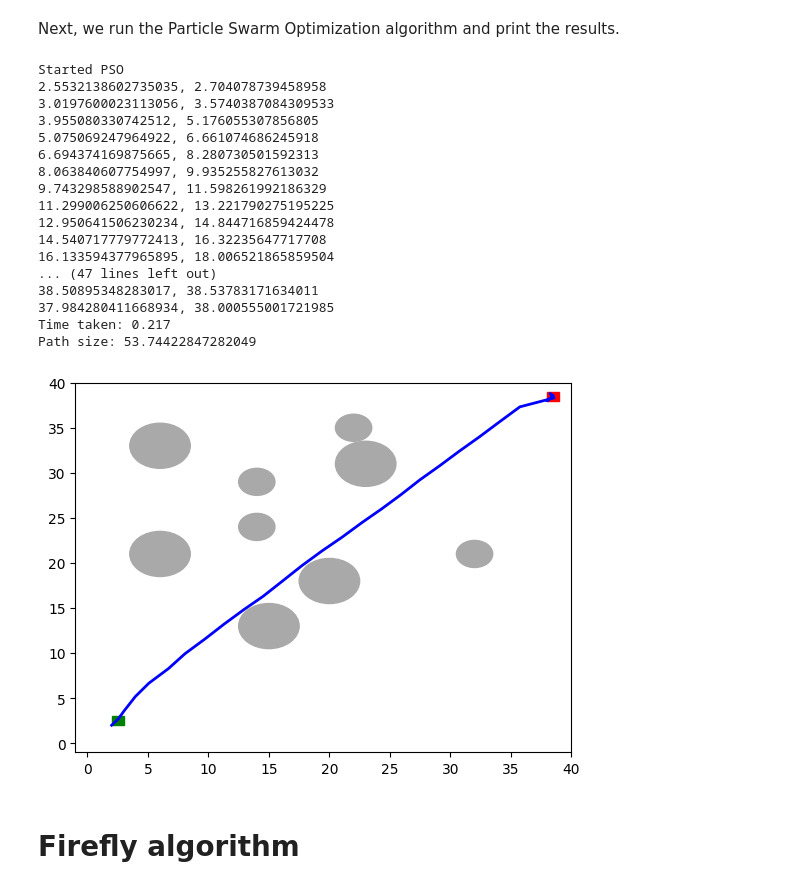
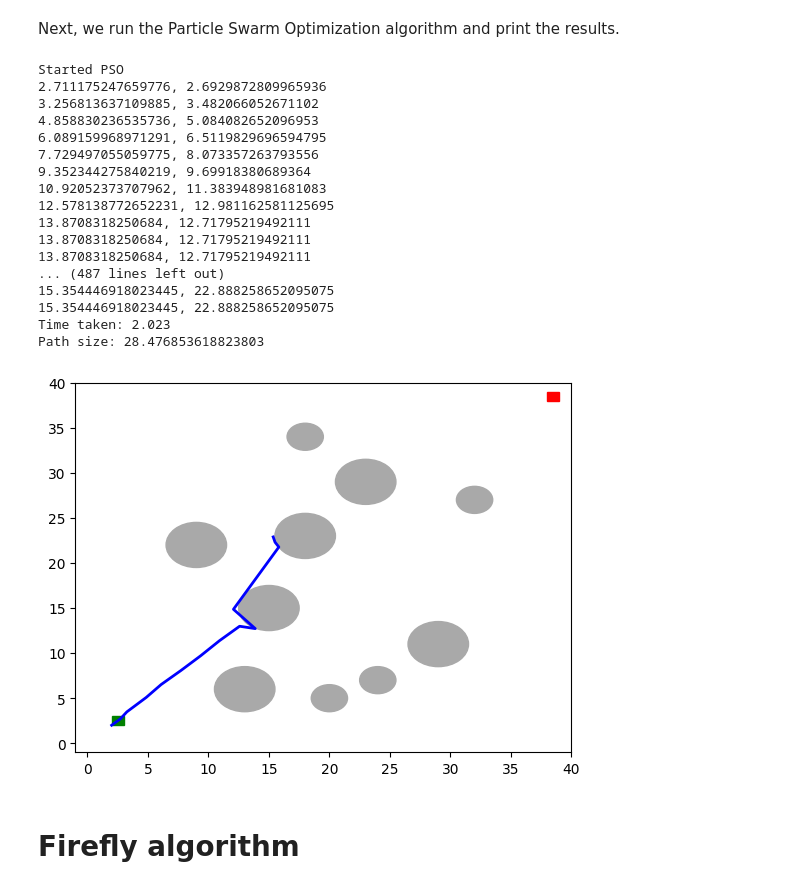
Before and after one commit to umenzi/bio-inspired_algorithms, a Jupyter notebook: src/Main.ipynb, the cells around one changed output. Drawn from its saved outputs; the diff is of its cells as text; code cells hidden in the pictures.

```diff
--- a/src/Main.ipynb
+++ b/src/Main.ipynb
@@ -29,7 +29,7 @@ width = 40
 height = 40
 start_pos = Coordinate(2, 2)
 end_pos = Coordinate(38, 38)
-obstacles = [(2.5, 0.15), (1.5, 0.05)]  # We generate an obstacle of radius 2 with frequency 11% and obstacles of radius 1 with frequency 1.8%
+obstacles = [(2.5, 0.2), (1.5, 0.08)]  # We generate an obstacle of radius 2 with frequency 11% and obstacles of radius 1 with frequency 1.8%
 obstacle_distance = 5
 
 # Algorithm parameters
@@ -216,47 +216,47 @@ pso_num_particles = 100  # The number of particles generated initially to run ps
 Next, we run the Particle Swarm Optimization algorithm and print the results.
 # %%
 # Initialize PSO
-pso = ParticleSwarmOptimization(environment, spec, pso_num_particles, convergence_iter, trail, step_size, pso_inertia_weight, pso_num_iterations)
+pso = ParticleSwarmOptimization(environment, pso_num_particles, convergence_iter, trail, step_size, pso_inertia_weight, pso_num_iterations)
 
 # Save starting time
 start_time = int(round(time.time() * 1000))
 
 print("Started PSO")
 
 # Run PSO
-shortest_path, checkpoints = pso.run()
+shortest_path, checkpoints = pso.run(spec, print_progress=True)
 
 # Print time taken
 print("Time taken: " + str((int(round(time.time() * 1000)) - start_time) / 1000.0))
 
 # Save solution
 # shortest_path.write_to_file("./../data/hard_solution.txt")
 
 # Print path size; not really relevant for pso as it adds global bests and may get stuck for a bit
 # Normally measured in path length or time taken better
 print("Path size: " + str(shortest_path.size()))
 
 # Print path
 environment.visualize(shortest_path)
 # %% [output]
 Started PSO
-2.5532138602735035, 2.704078739458958
-3.0197600023113056, 3.5740387084309533
-3.955080330742512, 5.176055307856805
-5.075069247964922, 6.661074686245918
-6.694374169875665, 8.280730501592313
-8.063840607754997, 9.935255827613032
-9.743298588902547, 11.598261992186329
-11.299006250606622, 13.221790275195225
-12.950641506230234, 14.844716859424478
-14.540717779772413, 16.32235647717708
-16.133594377965895, 18.006521865859504
-... (47 lines left out)
-38.50895348283017, 38.53783171634011
-37.984280411668934, 38.000555001721985
-Time taken: 0.217
-Path size: 53.74422847282049
+2.711175247659776, 2.6929872809965936
+3.256813637109885, 3.482066052671102
+4.858830236535736, 5.084082652096953
+6.089159968971291, 6.5119829696594795
+7.729497055059775, 8.073357263793556
+9.352344275840219, 9.69918380689364
+10.92052373707962, 11.383948981681083
+12.578138772652231, 12.981162581125695
+13.8708318250684, 12.71795219492111
+13.8708318250684, 12.71795219492111
+13.8708318250684, 12.71795219492111
+... (487 lines left out)
+15.354446918023445, 22.888258652095075
+15.354446918023445, 22.888258652095075
+Time taken: 2.023
+Path size: 28.476853618823803
-[figure, old version]
+[figure, new version]
 # %% [markdown]
 # Firefly algorithm
 # %% [markdown]
```
Also changed, not shown: parts of 4 cells of this notebook.
